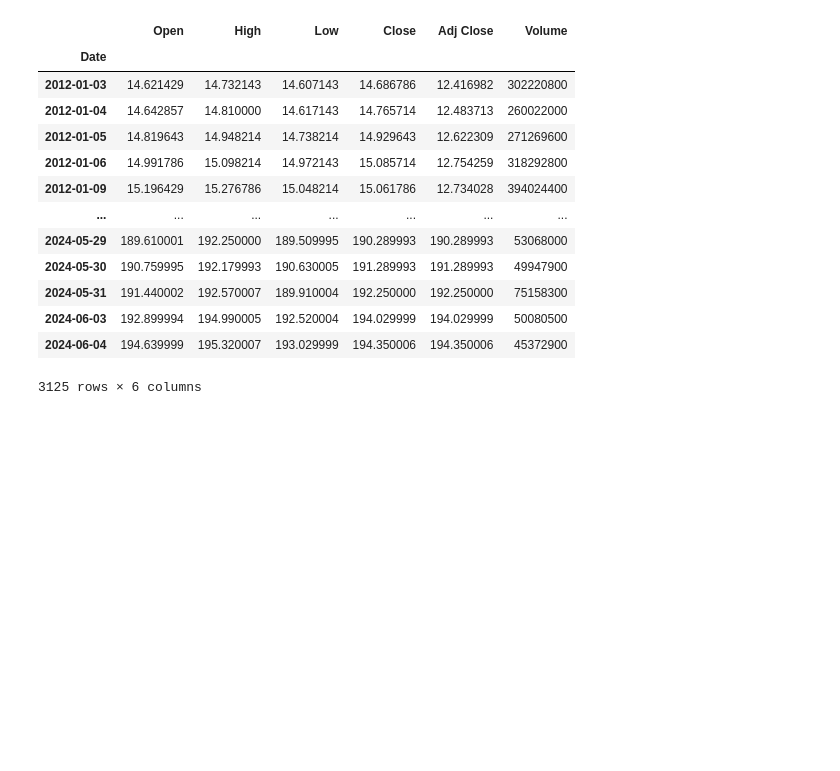
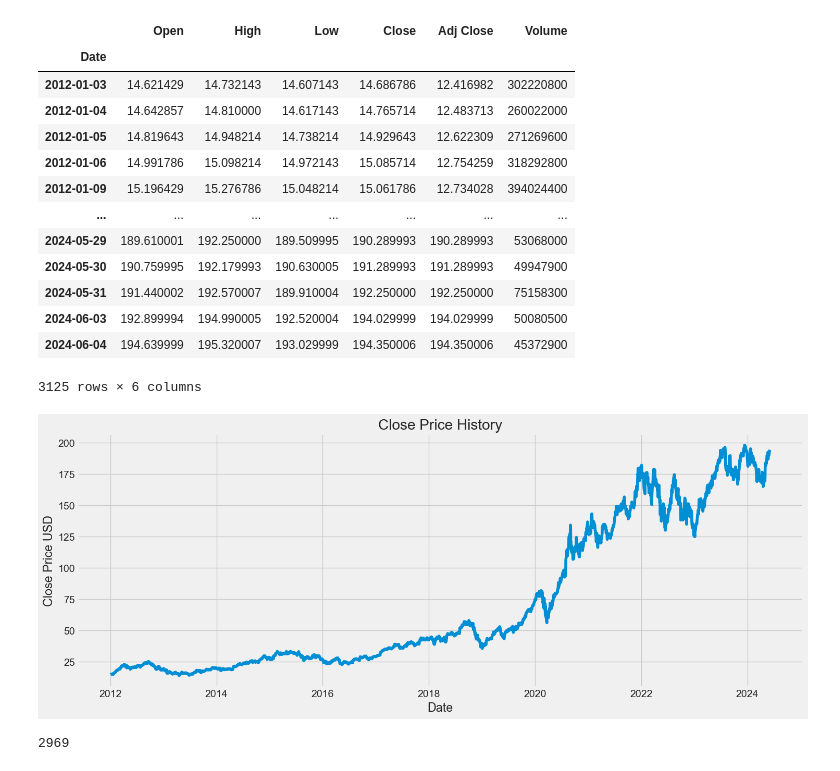
Before and after one commit to golubnichiy/big_data_05_24, a Jupyter notebook: day_17.ipynb, the cells around one changed output. Saved outputs shown, nothing was run; the diff lists cells and outputs as text; code cells hidden in the pictures; blank space fills up the shorter version.

```diff
--- a/day_17.ipynb
+++ b/day_17.ipynb
@@ -274,3 +274,19 @@ df
 | 2024-06-03 | 192.899994 | 194.990005 | 192.520004 | 194.029999 | 194.029999 | 50080500 |
 | 2024-06-04 | 194.639999 | 195.320007 | 193.029999 | 194.350006 | 194.350006 | 45372900 |
 3125 rows × 6 columns
+# %%
+plt.figure(figsize=(16,6))
+plt.title('Close Price History')
+plt.plot(df['Close'])
+plt.xlabel('Date')
+plt.ylabel('Close Price USD')
+plt.show()
+# %% [output]
+[figure, added]
+# %%
+data = df.filter(['Close'])
+dataset = data.values
+training_data_len = int(np.ceil(len(dataset)*0.95))
+training_data_len
+# %% [output]
+2969
```
Also changed, not shown: parts of 10 cells of this notebook.
